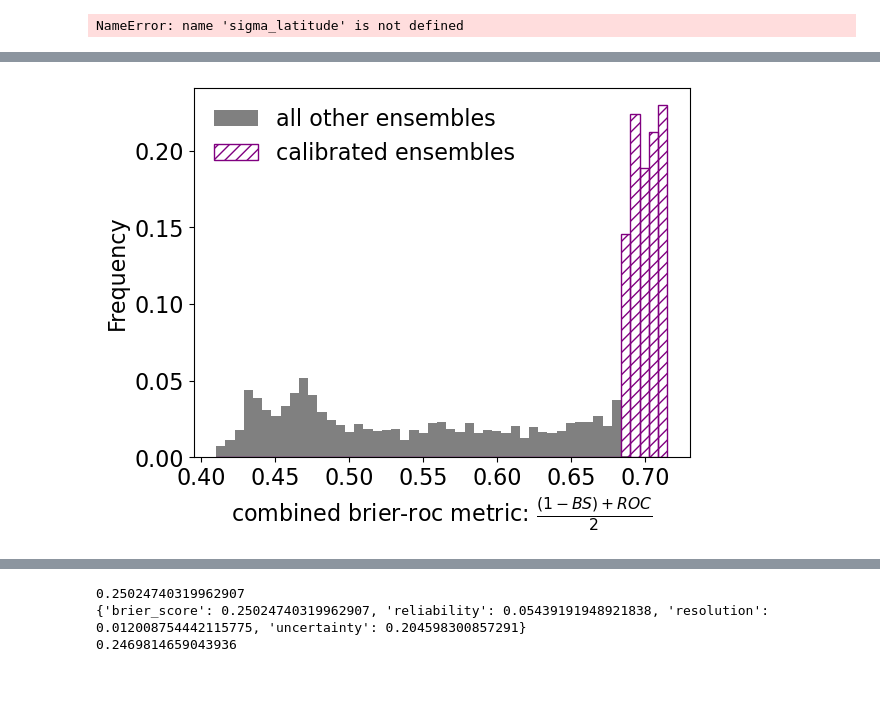
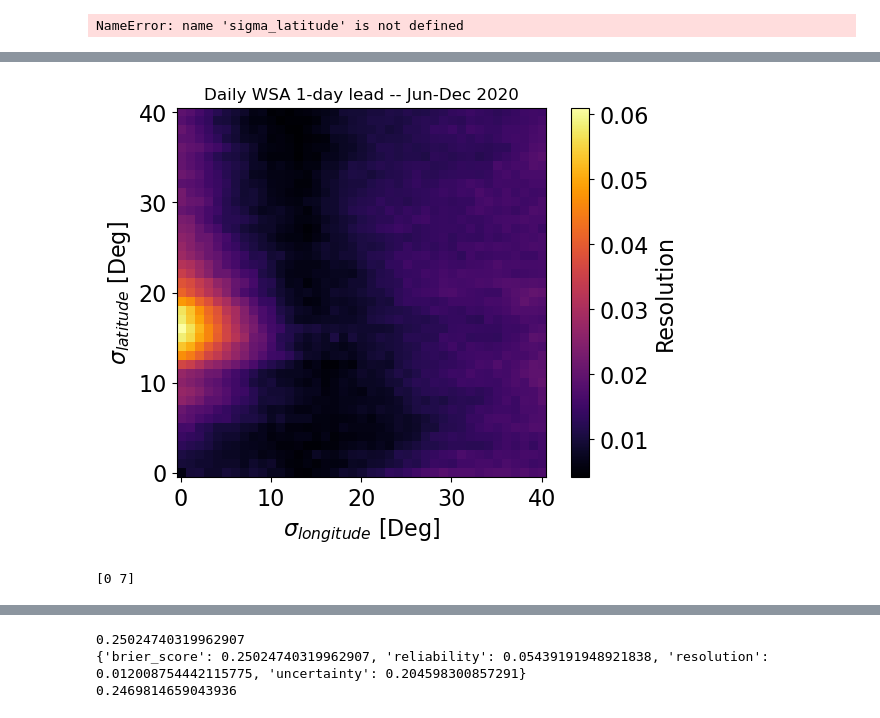
Before and after one commit to NathanielInatimi/WSA_calibration, a Jupyter notebook: code/WSA_calibration.ipynb, the cells around one changed output, grey strips where cells are left out. Cells and saved outputs as stored; diff of their text form; code cells hidden in the pictures; blank space fills up the shorter version.

```diff
--- a/code/WSA_calibration.ipynb
+++ b/code/WSA_calibration.ipynb
@@ -966,18 +963,22 @@ plt.show()
-# %%
-score_mask = combined_bs_roc > (np.max(combined_bs_roc) - roc_bs_range*0.1)
-calibrated_scores = combined_bs_roc[score_mask]
-remaining_scores = combined_bs_roc[~score_mask]
-
-bins = np.linspace(np.min(combined_bs_roc),np.max(combined_bs_roc),50)
-
-
-plt.hist(remaining_scores, color = 'grey', bins = bins, weights=np.ones(len(remaining_scores))/len(remaining_scores), label = 'all other ensembles')
-plt.hist(calibrated_scores,  fill = False, edgecolor = 'purple', linewidth = 1, hatch = '///',
-         bins = bins, weights=np.ones(len(calibrated_scores))/len(calibrated_scores), label = 'calibrated ensembles')
-
-plt.xlabel(r'combined brier-roc metric: $\frac{(1-BS)+ROC}{2}$')
-plt.ylabel('Frequency')
-plt.legend(frameon = False)
-plt.show()
-# %% [output]
-[figure, removed]
+# %%
+# era_key = '2020'
+# lead_time = 1
+# longitudes_to_test = np.linspace(0,40,41)
+# event_threshold = 507
+# probability_threshold = 0.5
+
+# RES_arr = [read_RES_by_longitude(era_key=era_key, sigma_longitude=lon, lead_time=lead_time, threshold=event_threshold) for lon in longitudes_to_test]
+# REL_arr = [read_REL_by_longitude(era_key=era_key, sigma_longitude=lon, lead_time=lead_time, threshold=event_threshold) for lon in longitudes_to_test]
+
+plt.imshow(np.array(RES_arr).T, cmap = 'inferno', origin = 'lower')#, vmax = 0.33, vmin = 0.25)
+plt.xlabel(r'$\sigma_{longitude}$ [Deg]')
+plt.ylabel(r'$\sigma_{latitude}$ [Deg]')
+#plt.yticks(np.linspace(0,20,6))
+plt.colorbar(label = 'Resolution')
+#plt.plot(maxdex[0], maxdex[1], color = 'darkred', marker = 'o', lw = 0)
+plt.title('Daily WSA 1-day lead -- Jun-Dec 2020')
+plt.show()
+print(mindex)
+# %% [output]
+[figure, added]
+[0 7]
```
Also changed, not shown: parts of 18 cells of this notebook, 1 other file.
